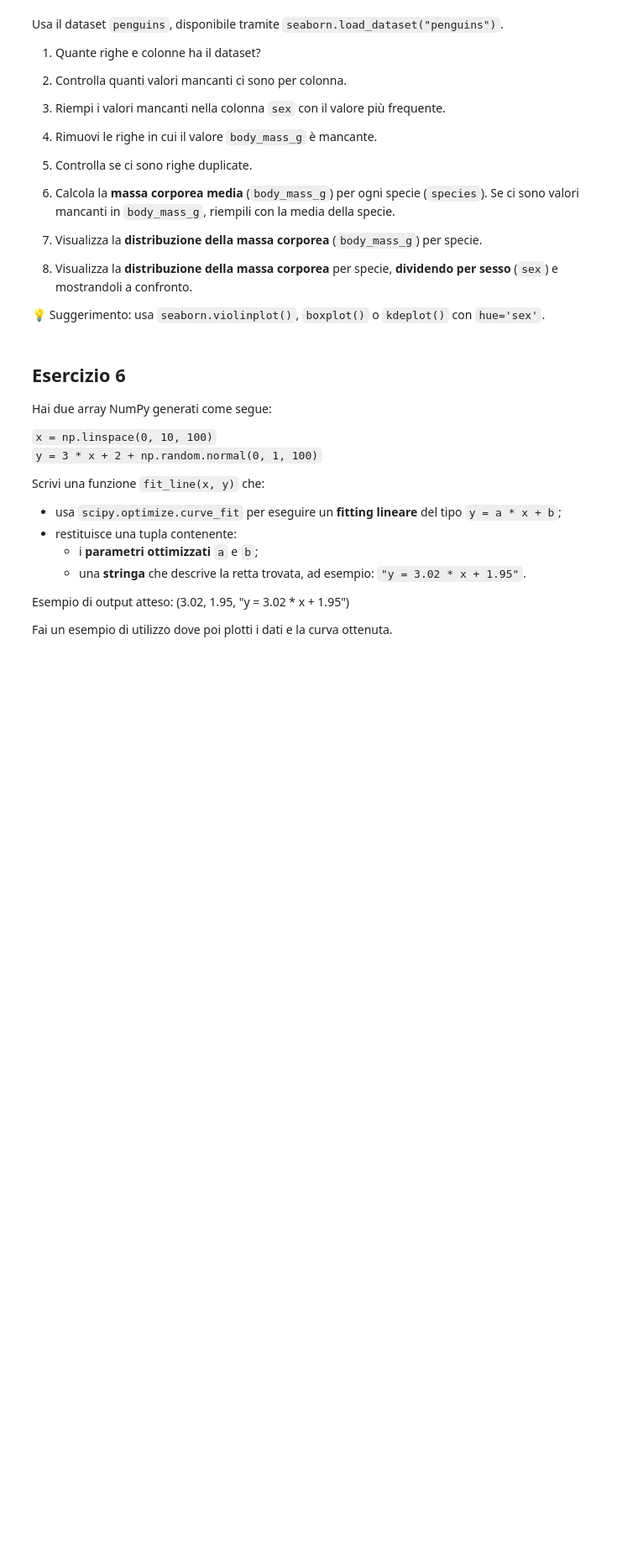
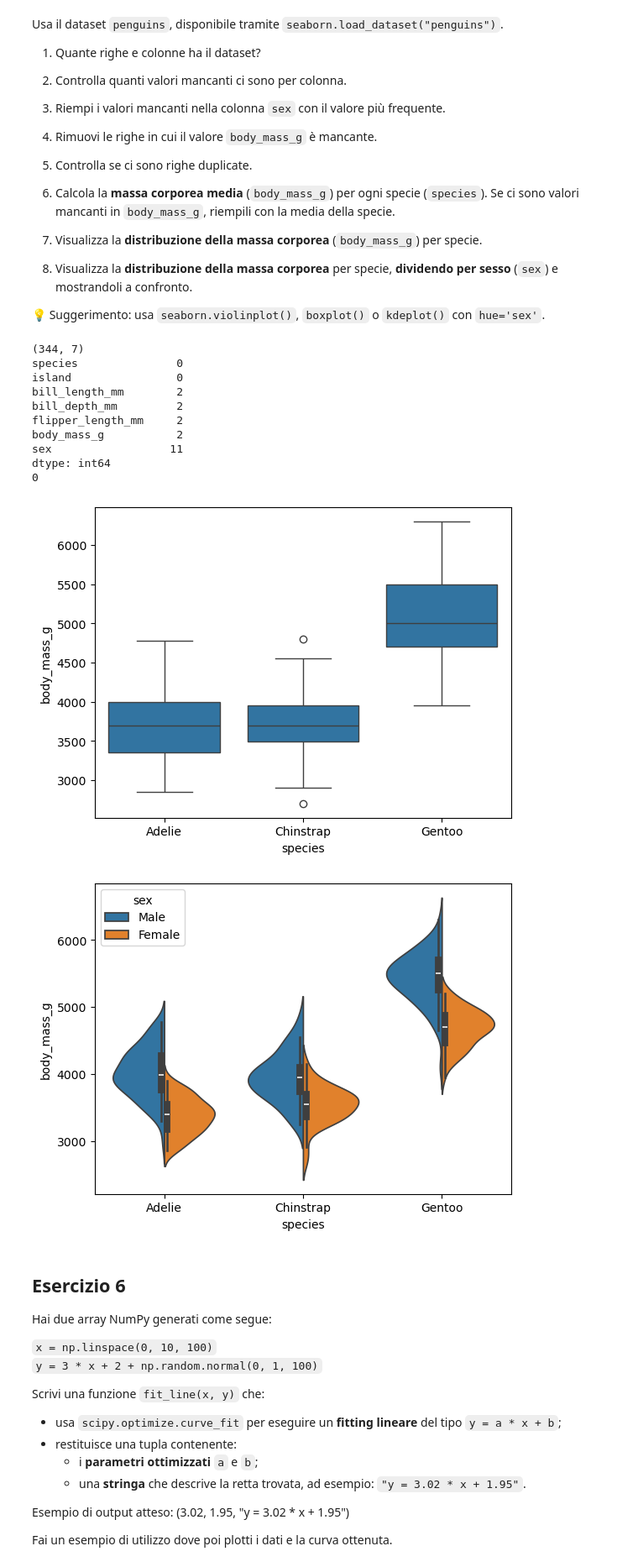
Before and after one commit to JKLgia/ProgrammingLab_II, a Jupyter notebook: Esercizi_Laboratorio/08_Simulazione/simulazEsame.ipynb, the cells around one changed output. Shown at 84% size. Saved outputs shown, nothing was run; the diff lists cells and outputs as text; code cells hidden in the pictures; blank space fills up the shorter version.

```diff
--- a/Esercizi_Laboratorio/08_Simulazione/simulazEsame.ipynb
+++ b/Esercizi_Laboratorio/08_Simulazione/simulazEsame.ipynb
@@ -254,6 +262,50 @@ Usa il dataset `penguins`, disponibile tramite `seaborn.load_dataset("penguins")
 
 
 💡 Suggerimento: usa `seaborn.violinplot()`, `boxplot()` o `kdeplot()` con `hue='sex'`.
+# %%
+#Carico il dataset
+df = sns.load_dataset("penguins")
+
+#1 - Stampo il numero di righe e colonne del dataframe caricato
+print(df.shape) # ritorna una tupla (righe, colonne)
+
+#2 - Controllo numero di dati mancanti per colonna
+print(df.isna().sum())
+
+#3 - Riempire i valori mancanti in sex con il valore più frequente
+df["sex"] = df["sex"].fillna(df["sex"].mode().max())
+
+#4 - Riempiio i valori rimuovo le righe della colonna body_mass_g con valori np.Nan
+df = df.dropna(subset="body_mass_g")
+
+#5 - Controllo se ci sono righe duplicate
+print(df.duplicated().sum())
+
+#6 - Calcola la media corporea body_mass_g per ciascuna specie, quindi si applica un
+#       calcolo della media per gruppi in base alla specie
+
+a = df.groupby('species')["body_mass_g"].mean()
+
+#7 - Mostro il grafico della distribuzione per specie mediante seaborn
+sns.boxplot(data=df, x='species', y='body_mass_g')
+plt.show()
+
+#8 - Visualizzo la distribuzione della massa corporea per specie dividendo per sesso
+sns.violinplot(data=df, x='species', hue='sex', y='body_mass_g', split=True)
+plt.show()
+# %% [output]
+(344, 7)
+species               0
+island                0
+bill_length_mm        2
+bill_depth_mm         2
+flipper_length_mm     2
+body_mass_g           2
+sex                  11
+dtype: int64
+0
+[figure, added]
+[figure, added]
 # %% [markdown]
 ## Esercizio 6
 
```
Also changed, not shown: parts of 3 cells of this notebook.
